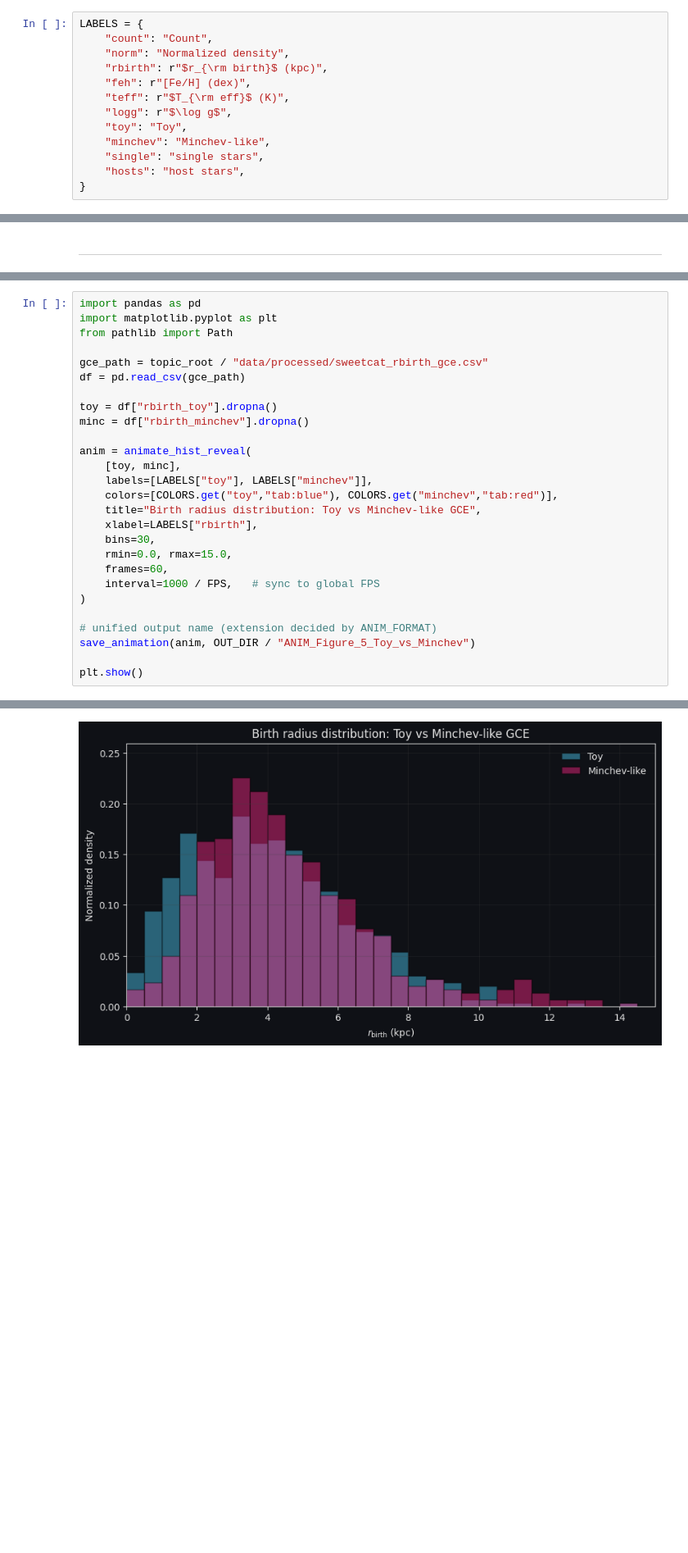
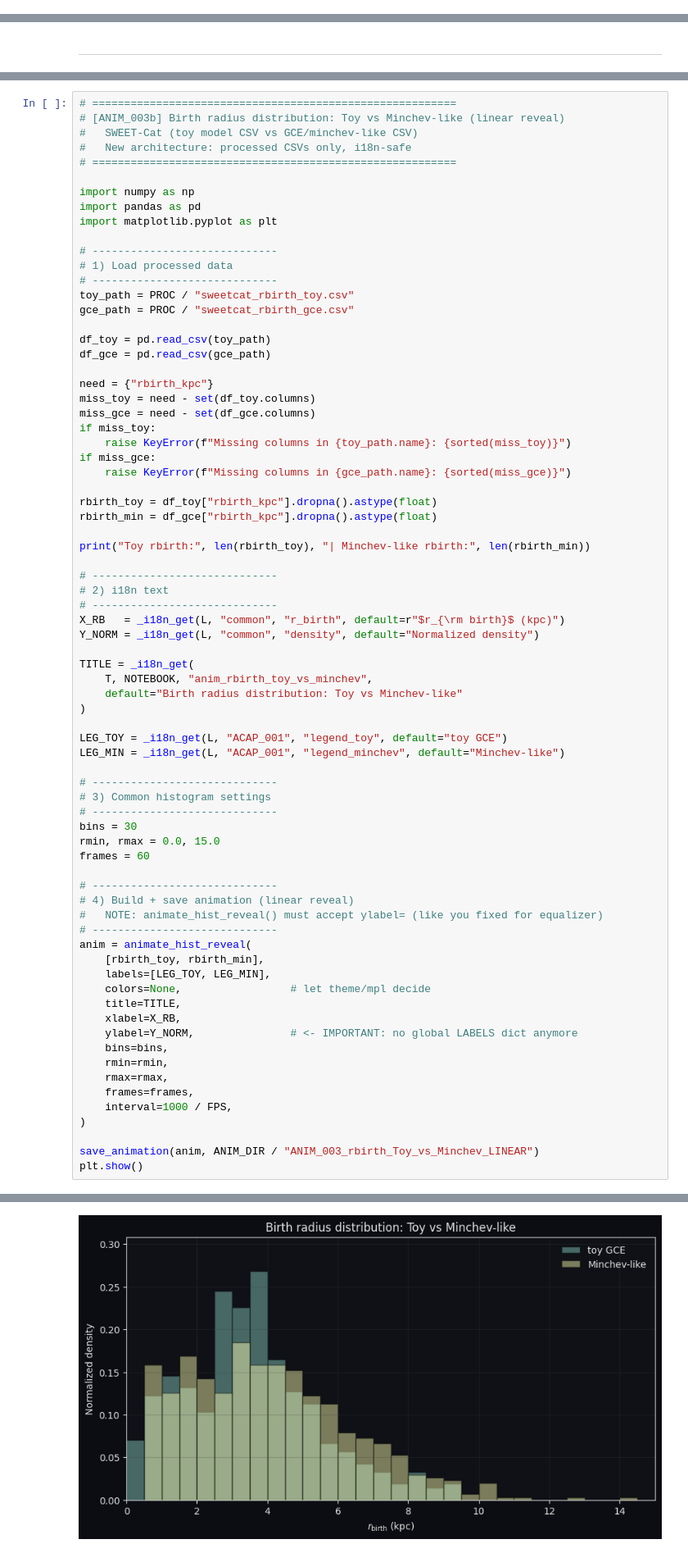
Before and after one commit to stellar-attractor/attractor-lab, a Jupyter notebook: topics/TOP_0001_exoplanet_birth_radius/notebooks/ANIM_001_EN.ipynb, the cells around one changed output, grey strips where cells are left out. Shown at 82% size. Cells and saved outputs as stored; diff of their text form; blank space fills up the shorter version.

Commit message:
ANIM_002: refactor + i18n + reproducible animations

```diff
--- a/topics/TOP_0001_exoplanet_birth_radius/notebooks/ANIM_001_EN.ipynb
+++ b/topics/TOP_0001_exoplanet_birth_radius/notebooks/ANIM_001_EN.ipynb
@@ -107,14 +162 @@ apply_theme(THEME)
-# %%
-LABELS = {
-    "count": "Count",
-    "norm": "Normalized density",
-    "rbirth": r"$r_{\rm birth}$ (kpc)",
-    "feh": r"[Fe/H] (dex)",
-    "teff": r"$T_{\rm eff}$ (K)",
-    "logg": r"$\log g$",
-    "toy": "Toy",
-    "minchev": "Minchev-like",
-    "single": "single stars",
-    "hosts": "host stars",
-}
 # %% [markdown]
@@ -680,28 +1200,75 @@ Saved: /Users/mloktionov/PycharmProjects/Stellar_Attractor/attractor-lab/topics/
 # %%
+# =========================================================
+# [ANIM_003b] Birth radius distribution: Toy vs Minchev-like (linear reveal)
+#   SWEET-Cat (toy model CSV vs GCE/minchev-like CSV)
+#   New architecture: processed CSVs only, i18n-safe
+# =========================================================
+
+import numpy as np
 import pandas as pd
 import matplotlib.pyplot as plt
-from pathlib import Path
 
-gce_path = topic_root / "data/processed/sweetcat_rbirth_gce.csv"
-df = pd.read_csv(gce_path)
+# -----------------------------
+# 1) Load processed data
+# -----------------------------
+toy_path = PROC / "sweetcat_rbirth_toy.csv"
+gce_path = PROC / "sweetcat_rbirth_gce.csv"
 
-toy = df["rbirth_toy"].dropna()
-minc = df["rbirth_minchev"].dropna()
+df_toy = pd.read_csv(toy_path)
+df_gce = pd.read_csv(gce_path)
 
-anim = animate_hist_reveal(
-    [toy, minc],
-    labels=[LABELS["toy"], LABELS["minchev"]],
-    colors=[COLORS.get("toy","tab:blue"), COLORS.get("minchev","tab:red")],
-    title="Birth radius distribution: Toy vs Minchev-like GCE",
-    xlabel=LABELS["rbirth"],
-    bins=30,
-    rmin=0.0, rmax=15.0,
-    frames=60,
-    interval=1000 / FPS,   # sync to global FPS
+need = {"rbirth_kpc"}
+miss_toy = need - set(df_toy.columns)
+miss_gce = need - set(df_gce.columns)
+if miss_toy:
+    raise KeyError(f"Missing columns in {toy_path.name}: {sorted(miss_toy)}")
+if miss_gce:
+    raise KeyError(f"Missing columns in {gce_path.name}: {sorted(miss_gce)}")
+
+rbirth_toy = df_toy["rbirth_kpc"].dropna().astype(float)
+rbirth_min = df_gce["rbirth_kpc"].dropna().astype(float)
+
+print("Toy rbirth:", len(rbirth_toy), "| Minchev-like rbirth:", len(rbirth_min))
+
+# -----------------------------
+# 2) i18n text
+# -----------------------------
+X_RB   = _i18n_get(L, "common", "r_birth", default=r"$r_{\rm birth}$ (kpc)")
+Y_NORM = _i18n_get(L, "common", "density", default="Normalized density")
+
+TITLE = _i18n_get(
+    T, NOTEBOOK, "anim_rbirth_toy_vs_minchev",
+    default="Birth radius distribution: Toy vs Minchev-like"
 )
 
-# unified output name (extension decided by ANIM_FORMAT)
-save_animation(anim, OUT_DIR / "ANIM_Figure_5_Toy_vs_Minchev")
+LEG_TOY = _i18n_get(L, "ACAP_001", "legend_toy", default="toy GCE")
+LEG_MIN = _i18n_get(L, "ACAP_001", "legend_minchev", default="Minchev-like")
 
+# -----------------------------
+# 3) Common histogram settings
+# -----------------------------
+bins = 30
+rmin, rmax = 0.0, 15.0
+frames = 60
+
+# -----------------------------
+# 4) Build + save animation (linear reveal)
+#   NOTE: animate_hist_reveal() must accept ylabel= (like you fixed for equalizer)
+# -----------------------------
+anim = animate_hist_reveal(
+    [rbirth_toy, rbirth_min],
+    labels=[LEG_TOY, LEG_MIN],
+    colors=None,                 # let theme/mpl decide
+    title=TITLE,
+    xlabel=X_RB,
+    ylabel=Y_NORM,               # <- IMPORTANT: no global LABELS dict anymore
+    bins=bins,
+    rmin=rmin,
+    rmax=rmax,
+    frames=frames,
+    interval=1000 / FPS,
+)
+
+save_animation(anim, ANIM_DIR / "ANIM_003_rbirth_Toy_vs_Minchev_LINEAR")
 plt.show()
 # %% [output]
@@ -710,2 +1278,2 @@ Saved: /Users/mloktionov/PycharmProjects/Stellar_Attractor/attractor-lab/topics/
-[figure, old version]
+[figure, new version]
 # %% [markdown]
```
Also changed, not shown: parts of 44 cells of this notebook, 6 other files.
